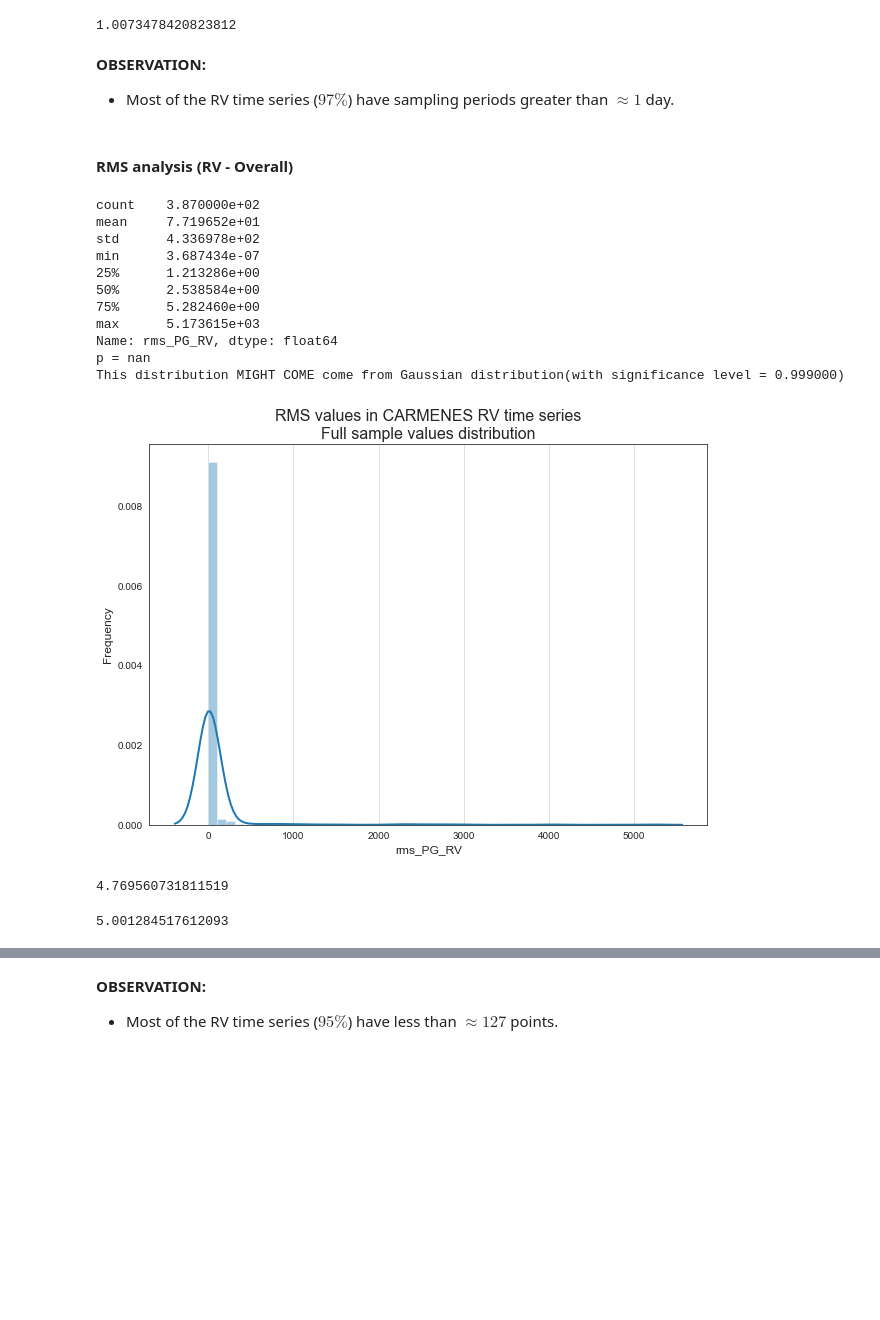
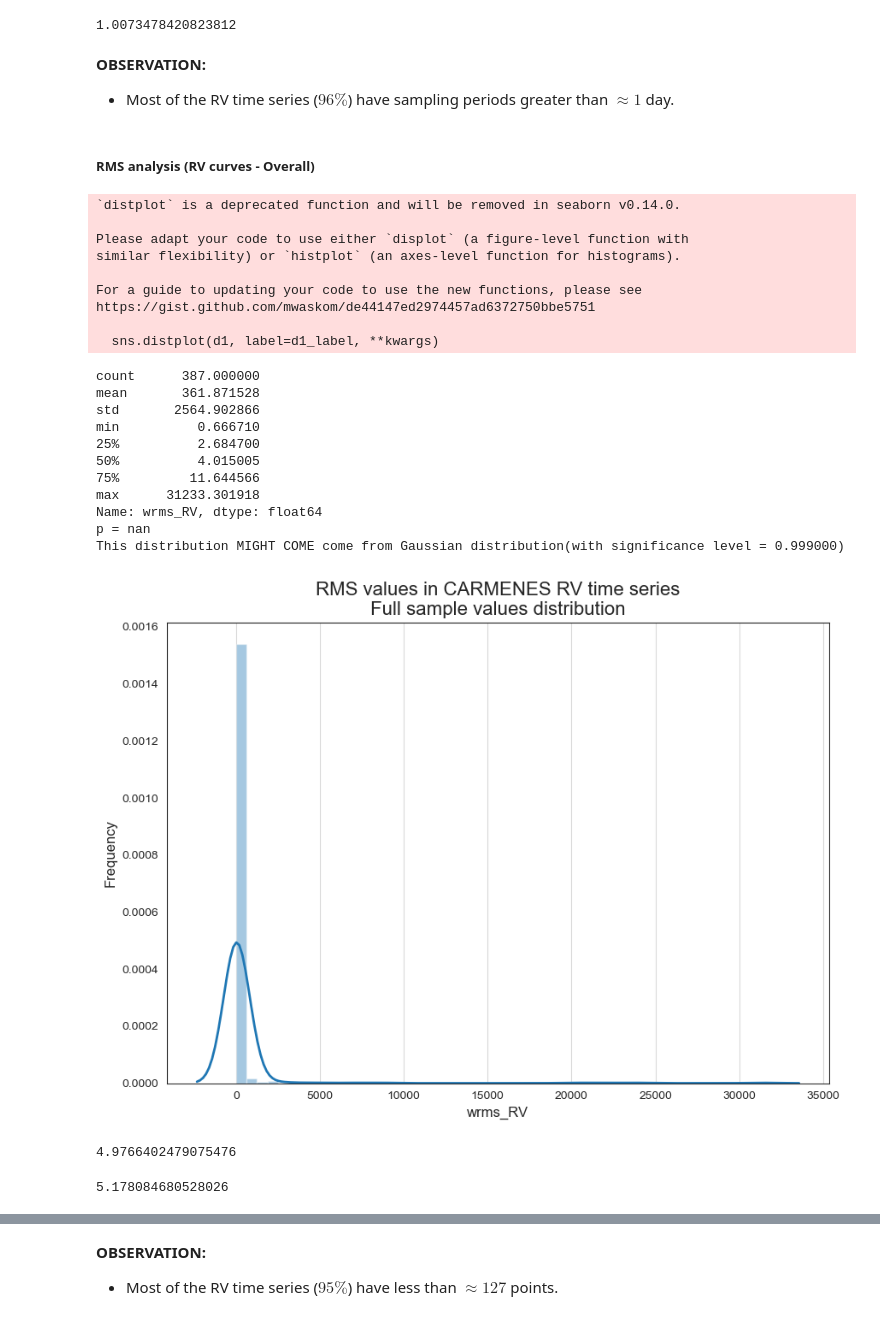
Before and after one commit to Data-Science-Ciro7/TFM_AA, a Jupyter notebook: 02_01_ETL/ETL_46_CARM_VIS_and_TESS_LC_Data_inspection.ipynb, the cells around one changed output, grey strips where cells are left out. Cells and saved outputs as stored; diff of their text form; code cells hidden in the pictures; blank space fills up the shorter version.

```diff
--- a/02_01_ETL/ETL_46_CARM_VIS_and_TESS_LC_Data_inspection.ipynb
+++ b/02_01_ETL/ETL_46_CARM_VIS_and_TESS_LC_Data_inspection.ipynb
@@ -187,32 +233,41 @@ np.nanquantile(rv_main_vars['Ps_RV'], q=0.04)
 1.0073478420823812
 # %% [markdown]
 **OBSERVATION:**
-- Most of the RV time series ($97\%$) have sampling periods greater than $\approx1$ day.
+- Most of the RV time series ($96\%$) have sampling periods greater than $\approx1$ day.
 # %% [markdown]
-#### RMS analysis (RV - Overall)
+##### RMS analysis (RV curves - Overall)
 # %%
-draw_hist(rv_main_vars['rms_PG_RV'], "RMS values in CARMENES RV time series\nFull sample",
+draw_hist(rv_main_vars['wrms_RV'], "RMS values in CARMENES RV time series\nFull sample",
           fig_filename=IMAGE_FOLDER + "ETL_46_03_RV_RMS_values_distribution.png")
 # %% [output]
-count    3.870000e+02
-mean     7.719652e+01
-std      4.336978e+02
-min      3.687434e-07
-25%      1.213286e+00
-50%      2.538584e+00
-75%      5.282460e+00
-max      5.173615e+03
-Name: rms_PG_RV, dtype: float64
-p = nan
-This distribution MIGHT COME come from Gaussian distribution(with significance level = 0.999000)
+`distplot` is a deprecated function and will be removed in seaborn v0.14.0.
+
+Please adapt your code to use either `displot` (a figure-level function with
+similar flexibility) or `histplot` (an axes-level function for histograms).
+
+For a guide to updating your code to use the new functions, please see
+https://gist.github.com/mwaskom/de44147ed2974457ad6372750bbe5751
+
+  sns.distplot(d1, label=d1_label, **kwargs)
+count      387.000000
+mean       361.871528
+std       2564.902866
+min          0.666710
+25%          2.684700
+50%          4.015005
+75%         11.644566
+max      31233.301918
+Name: wrms_RV, dtype: float64
+p = nan
+This distribution MIGHT COME come from Gaussian distribution(with significance level = 0.999000)
-[figure, old version]
+[figure, new version]
 # %%
-np.nanquantile(rv_main_vars['rms_PG_RV'], q=0.72)
+np.nanquantile(rv_main_vars['wrms_RV'], q=0.60)
 # %% [output]
-4.769560731811519
+4.9766402479075476
 # %%
-np.nanquantile(rv_main_vars['rms_PG_RV'], q=0.73)
+np.nanquantile(rv_main_vars['wrms_RV'], q=0.61)
 # %% [output]
-5.001284517612093
+5.178084680528026
 # %% [markdown]
 **OBSERVATION:**
```
Also changed, not shown: parts of 97 cells of this notebook, 45 other files.
